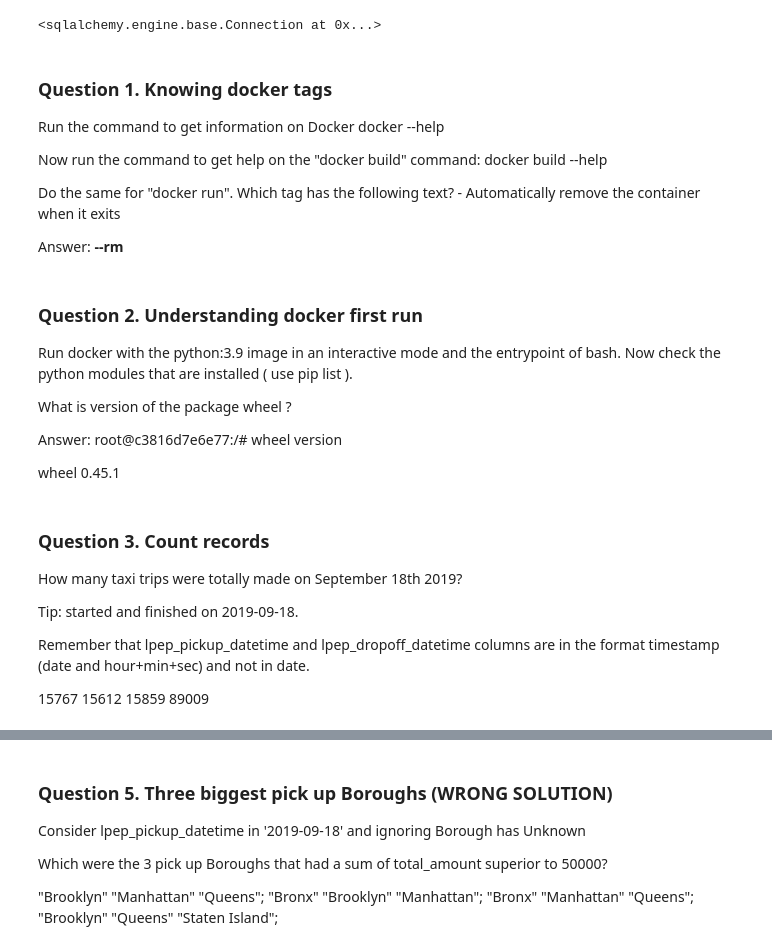
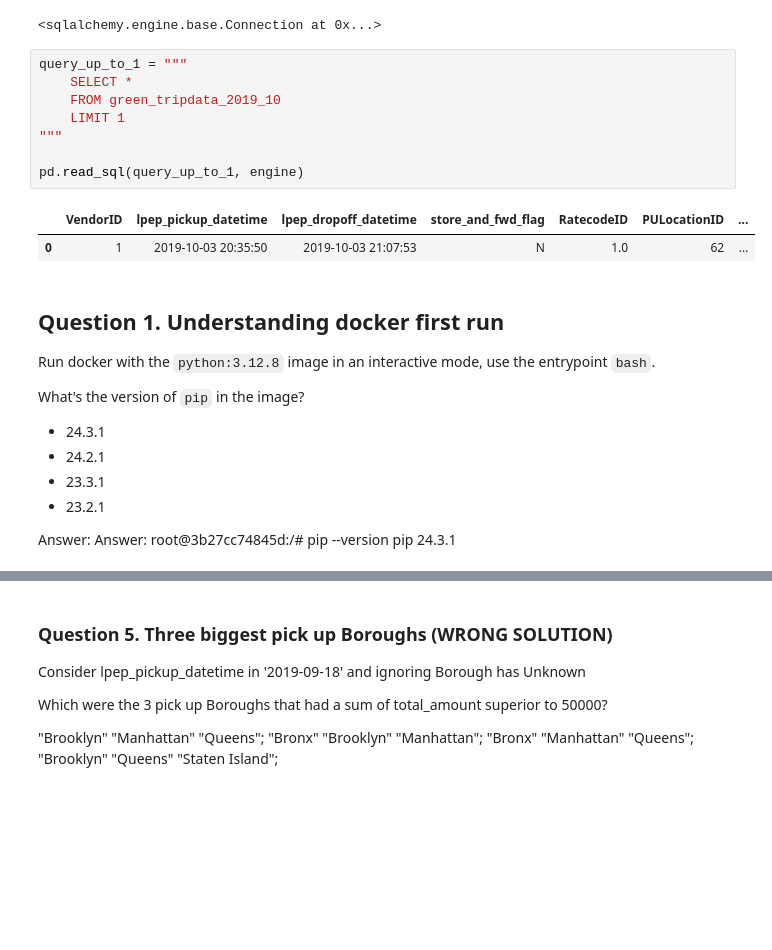
Before and after one commit to ArkadiyShuvaev/data-engineering-zoomcamp, a Jupyter notebook: 01-docker-terraform/homework-01.2.ipynb, the cells around one changed output, grey strips where cells are left out. Cells and saved outputs as stored; diff of their text form; blank space fills up the shorter version.

```diff
--- a/01-docker-terraform/homework-01.2.ipynb
+++ b/01-docker-terraform/homework-01.2.ipynb
@@ -19,38 +19,28 @@ P%40ssw0rd%21
 engine.connect()
 # %% [output]
 <sqlalchemy.engine.base.Connection at 0x...>
-# %% [markdown]
-### Question 1. Knowing docker tags
-Run the command to get information on Docker
-docker --help
-
-Now run the command to get help on the "docker build" command:
-docker build --help
-
-Do the same for "docker run".
-Which tag has the following text? - Automatically remove the container when it exits
-
-Answer:
-**--rm**
+# %%
+query_up_to_1 = """
+    SELECT *
+    FROM green_tripdata_2019_10
+    LIMIT 1
+"""
+
+pd.read_sql(query_up_to_1, engine)
+# %% [output]
+|  | VendorID | lpep_pickup_datetime | lpep_dropoff_datetime | store_and_fwd_flag | RatecodeID | PULocationID | ... |
+| 0 | 1 | 2019-10-03 20:35:50 | 2019-10-03 21:07:53 | N | 1.0 | 62 | ... |
 # %% [markdown]
-### Question 2. Understanding docker first run
-Run docker with the python:3.9 image in an interactive mode and the entrypoint of bash. Now check the python modules that are installed ( use pip list ).
+## Question 1. Understanding docker first run
 
-What is version of the package wheel ?
+Run docker with the `python:3.12.8` image in an interactive mode, use the entrypoint `bash`.
 
-Answer:
-root@c3816d7e6e77:/# wheel version
+What's the version of `pip` in the image?
 
-wheel 0.45.1
+- 24.3.1
+- 24.2.1
+- 23.3.1
+- 23.2.1
+
+Answer: Answer: root@3b27cc74845d:/# pip --version
+pip 24.3.1
-# %% [markdown]
-### Question 3. Count records
-How many taxi trips were totally made on September 18th 2019?
-
-Tip: started and finished on 2019-09-18.
-
-Remember that lpep_pickup_datetime and lpep_dropoff_datetime columns are in the format timestamp (date and hour+min+sec) and not in date.
-
-15767
-15612
-15859
-89009
```
Also changed, not shown: parts of 14 cells of this notebook, 3 other files.
